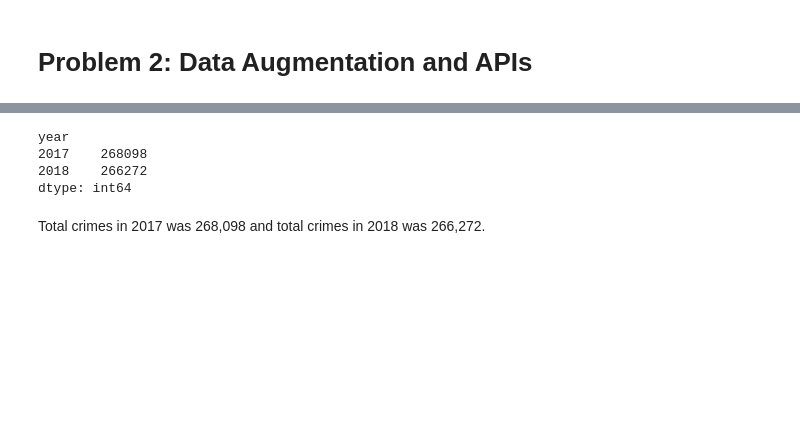
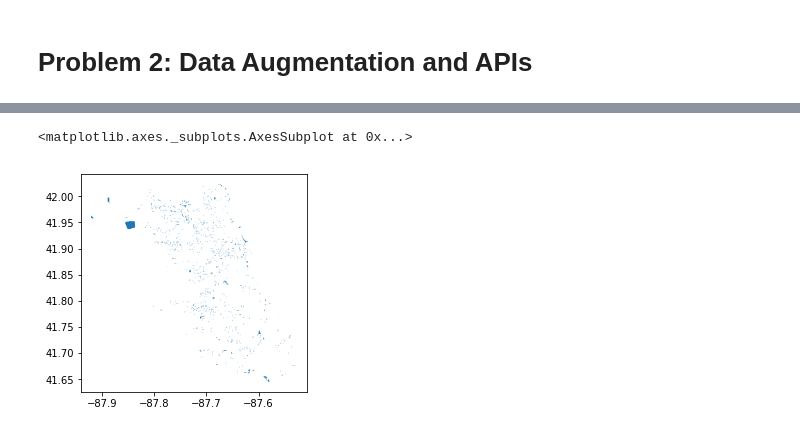
Before and after one commit to chankrista/mlforpublicpolicy, a Jupyter notebook: Assignment 1.ipynb, the cells around one changed output, grey strips where cells are left out. Saved outputs shown, nothing was run; the diff lists cells and outputs as text; code cells hidden in the pictures; blank space fills up the shorter version.

Commit message:
need to fix block df

```diff
--- a/Assignment 1.ipynb
+++ b/Assignment 1.ipynb
@@ -42,5 +117,5 @@ def convert_polygon(row):
     return MultiPolygon(polygon_list)
 # %%
 crime_df['geometry'] = crime_df.apply(convert_point, axis=1)
-blocks_df['geometry'] = blocks_df.apply(convert_polygon, axis=1)
+blocks_df['geometry'] = blocks_df.apply(lambda x: x['the_geom'].get('coordinates')[0][0], axis=1)
 crime_block_df = geopandas.sjoin(crime_df.loc[crime_df.geometry.notna()], blocks_df, how='left')
@@ -56,9 +122,6 @@ blocks_df.head()
-# %%
-crime_df.groupby(by='year').size()
-# %% [output]
-year
-2017    268098
-2018    266272
-dtype: int64
-# %% [markdown]
-Total crimes in 2017 was 268,098 and total crimes in 2018 was 266,272.
+# %%
+blocks_df['geometry'] = blocks_df.apply(lambda x: Polygon(x['the_geom'].get('coordinates')[0][0]), axis=1)
+blocks_df.plot()
+# %% [output]
+<matplotlib.axes._subplots.AxesSubplot at 0x...>
+[figure, added]
```
Also changed, not shown: parts of 35 cells of this notebook.
